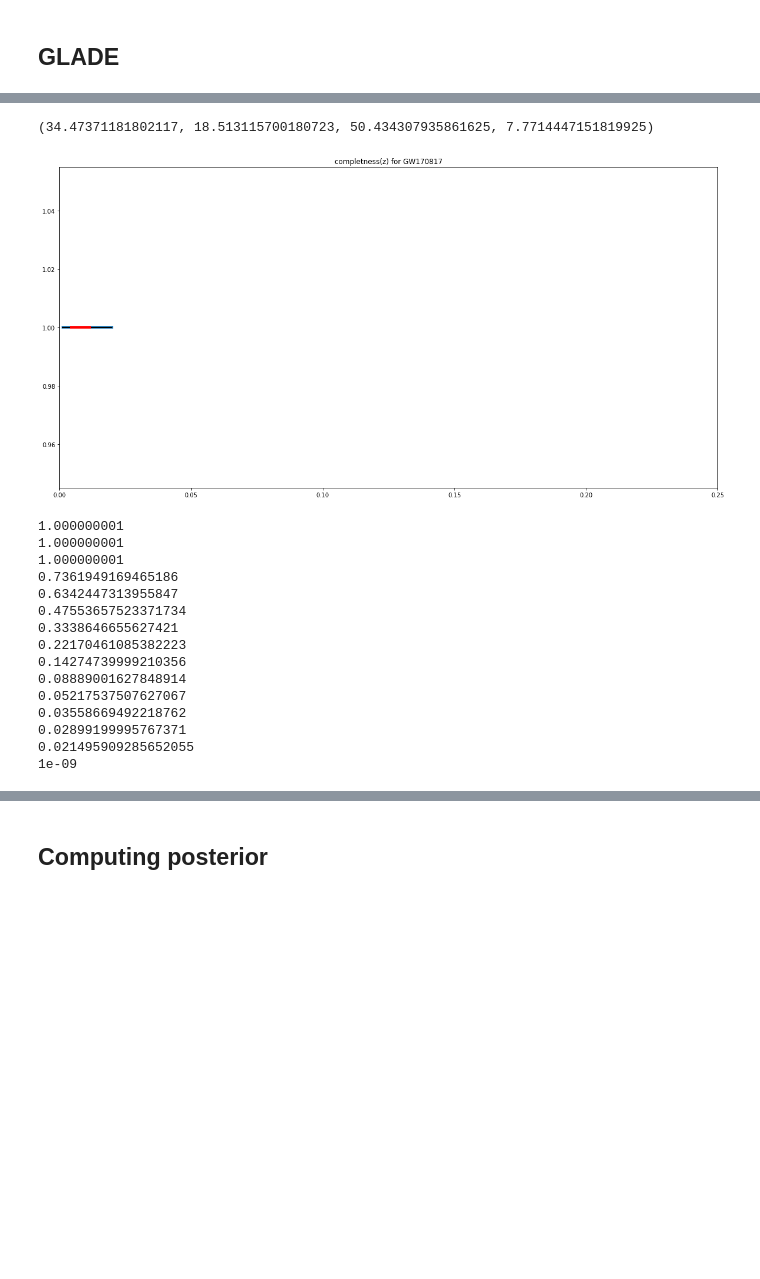
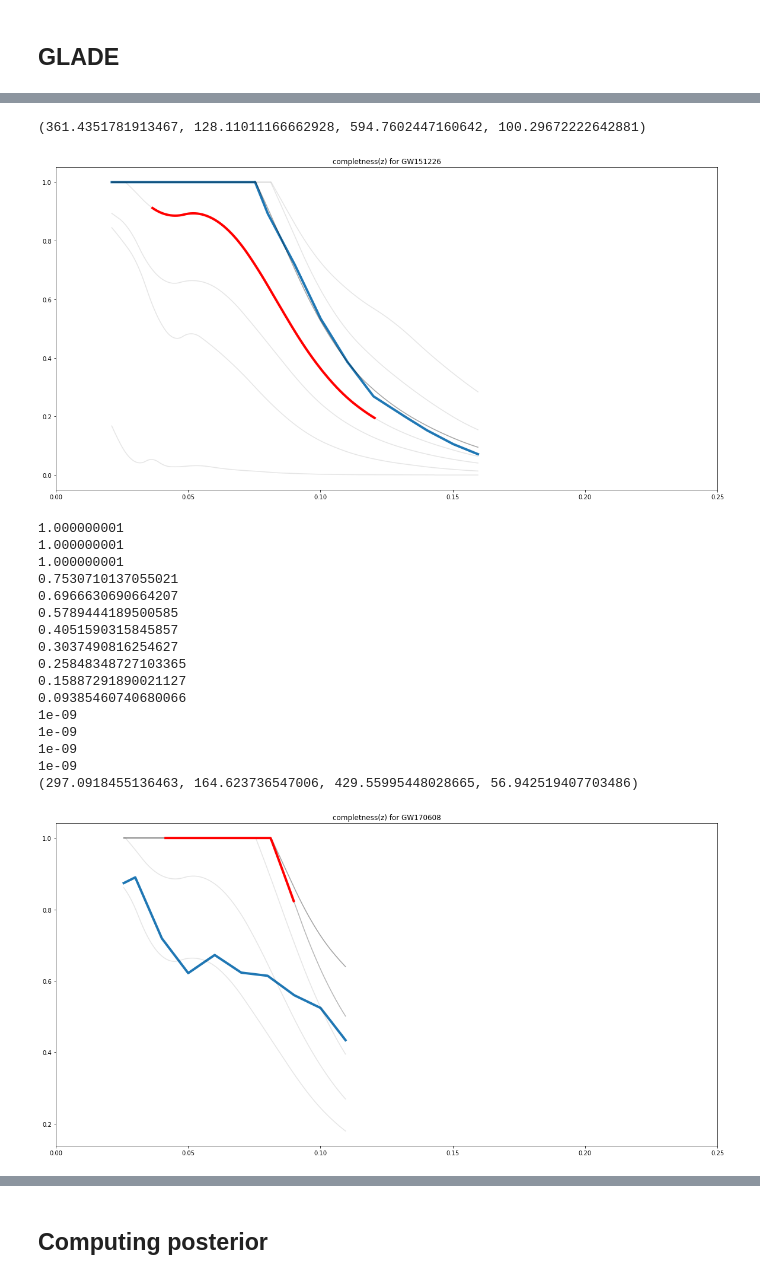
Before and after one commit to CosmoStatGW/DarkSirensStat, a Jupyter notebook: notebooks/plots_compare_Andreas.ipynb, the cells around one changed output, grey strips where cells are left out. Saved outputs shown, nothing was run; the diff lists cells and outputs as text; code cells hidden in the pictures; blank space fills up the shorter version.

```diff
--- a/notebooks/plots_compare_Andreas.ipynb
+++ b/notebooks/plots_compare_Andreas.ipynb
@@ -38,13 +36,15 @@ reload GW events after change!
 reset GWgal object after change to either GWs or gal!
 # %%
 lims = PriorLimits()
-lims.Xi0min=1
-lims.Xi0max=1
-lims.H0min=20
-lims.H0max=120
+lims.Xi0min=0.01
+lims.Xi0max=10
+lims.H0min=67.9
+lims.H0max=67.9
 # %%
 
-#O2 = get_all_events(lims, loc='data/GW/O2/', verbose=True, level=0.96, subset=True, subset_names=['GW170608','GW150914', 'GW170814', 'GW151226'])
+O2 = get_all_events(lims, loc='data/GW/O2/', verbose=True, level=0.98, subset=True, subset_names=['GW170608','GW150914', 'GW170814', 'GW151226'])
 #O2 = get_all_events(lims, loc='data/GW/O2/', verbose=True, level=0.96, subset=False)
-O2 = get_all_events(lims, loc='data/GW/O2/', verbose=True, level=0.96, subset=True, subset_names=['GW170817'])
+#O2 = get_all_events(lims, loc='data/GW/O2/', verbose=True, level=0.99, subset=True, subset_names=['GW150914', 'GW151226'])
+#O2 = get_all_events(lims, loc='data/GW/O2/', verbose=True, level=0.99, subset=True, subset_names=['GW150914'])
+#O2 = get_all_events(lims, loc='data/GW/O2/', verbose=True, level=0.999, subset=True, subset_names=['GW170817'])
 # %% [output]
@@ -88,9 +92,10 @@ compl = LoadCompleteness(comovingDensityGoal=goal, fname='Michele_B.txt', interp
 #glade = GLADE('GLADE', compl, useDirac=False, finalData='posteriorglade.csv', verbose=True)
 band = 'B'
 Lcut = 0.6
-maskcompl = MaskCompleteness(comovingDensityGoal=goal, nMasks=5, zRes=40)
-gladePost = GLADE('GLADE', maskcompl, useDirac=False, finalData='posteriorglade.csv', verbose=True, band=band, Lcut=Lcut)
+maskcompl = MaskCompleteness(comovingDensityGoal=goal, nMasks=9, zRes=30)
+#gladePost = GLADE('GLADE', maskcompl, useDirac=False, finalData='posteriorglade.csv', verbose=True, band=band, Lcut=Lcut)
 
-#glade = GLADE('GLADE', maskcompl, band=band, Lcut = Lcut, useDirac=True, computePosterior=False, verbose=True)
-glade = gladePost
+#glade = GLADE('GLADE', loadcompl, band=band, Lcut = Lcut, useDirac=True, computePosterior=False, verbose=True)
+gladeM = GLADE('GLADE', maskcompl, band=band, Lcut = Lcut, useDirac=True, computePosterior=False, verbose=True)
+#glade = gladePost
 # %% [output]
@@ -112,50 +121,52 @@ for key, ev in O2.items():
     plt.figure(figsize=(20,10))
     print(ev.find_r_loc())
     zmin, zmax = ev.get_z_lims()
     mu, l, u, sig = ev.find_r_loc(std_number=2)
     zl = z_from_dLGW(l, H0=70, Xi0=1, n=nGlob)
     zu = z_from_dLGW(u, H0=70, Xi0=1, n=nGlob)
 
     z = np.linspace(zmin, zmax, 10000)
 
     c = glade.completeness(*ev.find_event_coords(polarCoords=True), z)
     plt.plot(z, c, linewidth=4)
     #plt.show()
 
-    nSamples = 80
+    nSamples = 10
     theta, phi, _ = ev.sample_posterior(nSamples=nSamples)
-    c = glade.completeness(theta, phi, z)
+    c = gladeM.completeness(theta, phi, z)
     plt.plot(z, c.T, c='k', alpha=0.1)
 
     z = np.linspace(zl, zu, 100)
-    c = glade.completeness(*ev.find_event_coords(polarCoords=True), z)
+    c = gladeM.completeness(*ev.find_event_coords(polarCoords=True), z)
     plt.plot(z, c, linewidth=4, c='r')
     plt.title('completness(z) for ' + key)
     #plt.legend(['on central event location and in limits of prior range'] + nSamples*['on randomly sampled event locations'] + ['event size for default fiducial cosmology'])
     #plt.ylim([0,1])
     plt.xlim([0,0.25])
 
     plt.show()
 
 
     for i in range(15):
         z = 0.02*i + 0.037
         print(glade.completeness(theta = np.pi*(1/2+1/6), phi = 0, z=z))
 # %% [output]
-(34.47371181802117, 18.513115700180723, 50.434307935861625, 7.7714447151819925)
+(361.4351781913467, 128.11011166662928, 594.7602447160642, 100.29672222642881)
-[figure, old version]
+[figure, new version]
 1.000000001
 1.000000001
 1.000000001
-0.7361949169465186
-0.6342447313955847
-0.47553657523371734
-0.3338646655627421
-0.22170461085382223
-0.14274739999210356
-0.08889001627848914
-0.05217537507627067
-0.03558669492218762
-0.02899199995767371
-0.021495909285652055
+0.7530710137055021
+0.6966630690664207
+0.5789444189500585
+0.4051590315845857
+0.3037490816254627
+0.25848348727103365
+0.15887291890021127
+0.09385460740680066
 1e-09
+1e-09
+1e-09
+1e-09
+(297.0918455136463, 164.623736547006, 429.55995448028665, 56.942519407703486)
+[figure, added]
```
Also changed, not shown: parts of 16 cells of this notebook, 3 other files.
